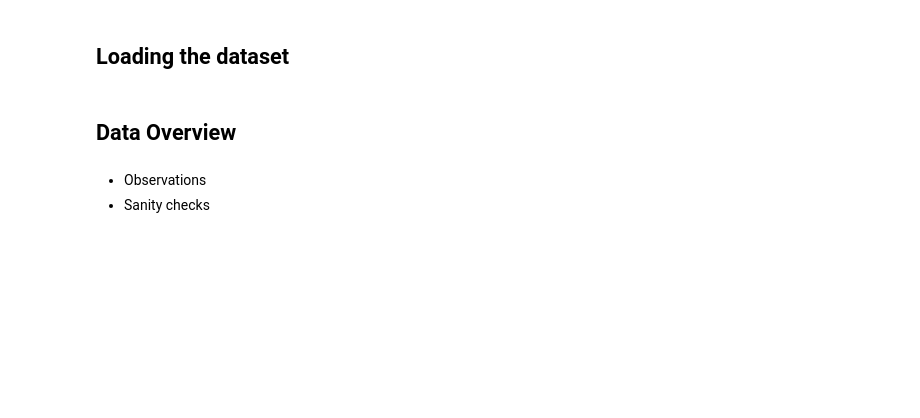
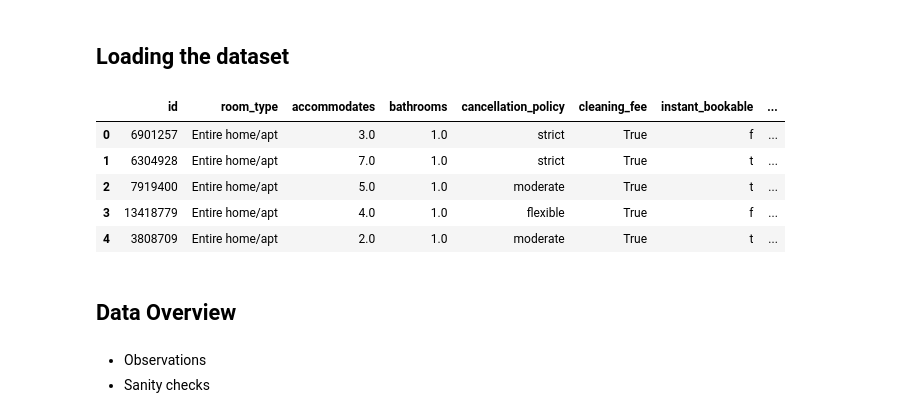
Before and after one commit to EvagAIML/AIML, a Jupyter notebook: Fullcode_ML_additional_Project.ipynb, the cells around one changed output. Drawn from its saved outputs; the diff is of its cells as text; code cells hidden in the pictures; blank space fills up the shorter version.

```diff
--- a/Fullcode_ML_additional_Project.ipynb
+++ b/Fullcode_ML_additional_Project.ipynb
@@ -89,5 +76,21 @@ OSError: /usr/local/lib/python3.11/dist-packages/numpy.libs/libopenblas64_p-r0-1
 # %% [markdown]
 ## Loading the dataset
+# %%
+# GitHub raw link
+url = "https://raw.githubusercontent.com/EvagAIML/AIML/main/Airbnb.csv"
+
+# Load the dataset
+df = pd.read_csv(url)
+
+# Preview the dataset
+df.head()
+# %% [output]
+|  | id | room_type | accommodates | bathrooms | cancellation_policy | cleaning_fee | instant_bookable | ... |
+| 0 | 6901257 | Entire home/apt | 3.0 | 1.0 | strict | True | f | ... |
+| 1 | 6304928 | Entire home/apt | 7.0 | 1.0 | strict | True | t | ... |
+| 2 | 7919400 | Entire home/apt | 5.0 | 1.0 | moderate | True | t | ... |
+| 3 | 13418779 | Entire home/apt | 4.0 | 1.0 | flexible | True | f | ... |
+| 4 | 3808709 | Entire home/apt | 2.0 | 1.0 | moderate | True | t | ... |
 # %% [markdown]
 ## Data Overview
 # %% [markdown]
```
Also changed, not shown: parts of 5 cells of this notebook.
